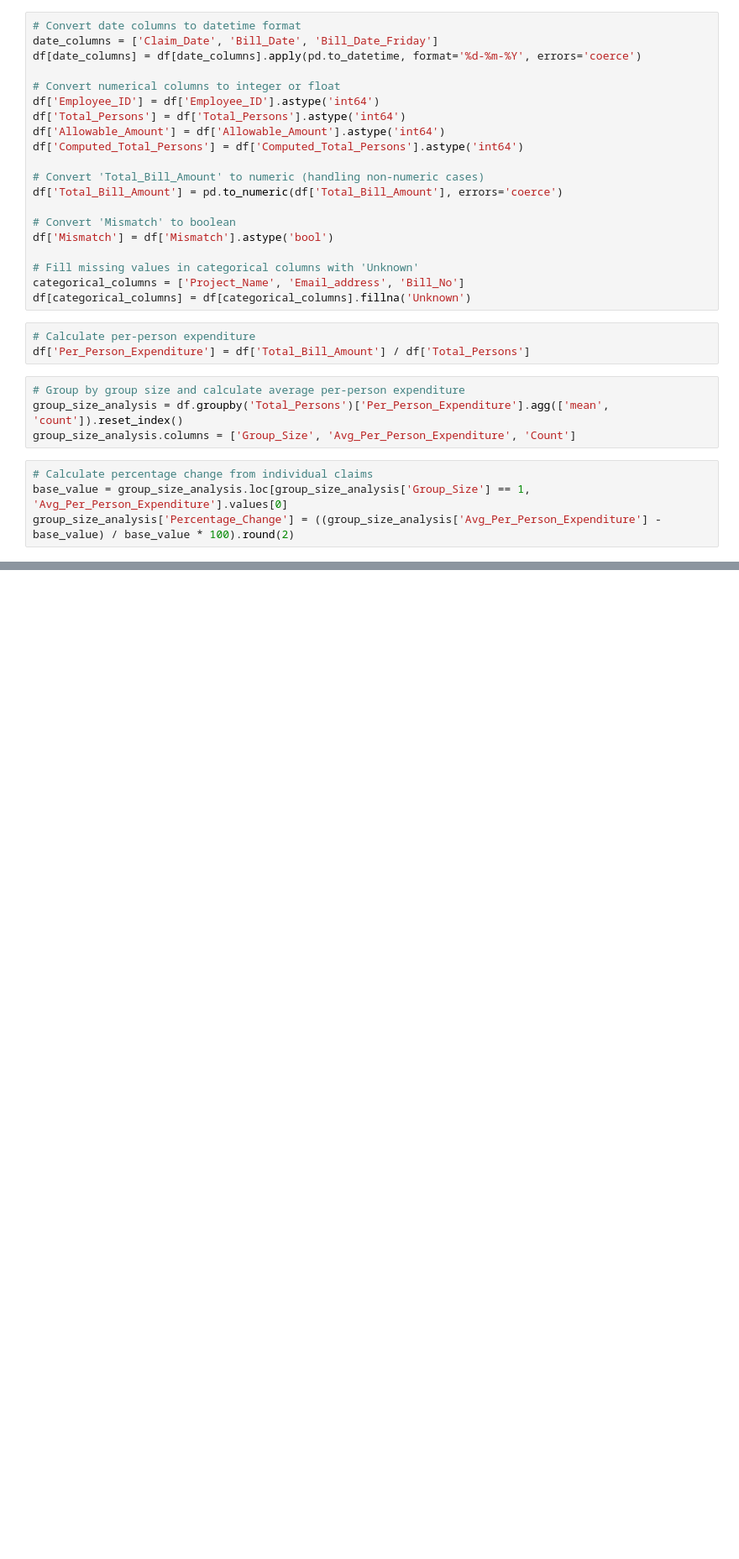
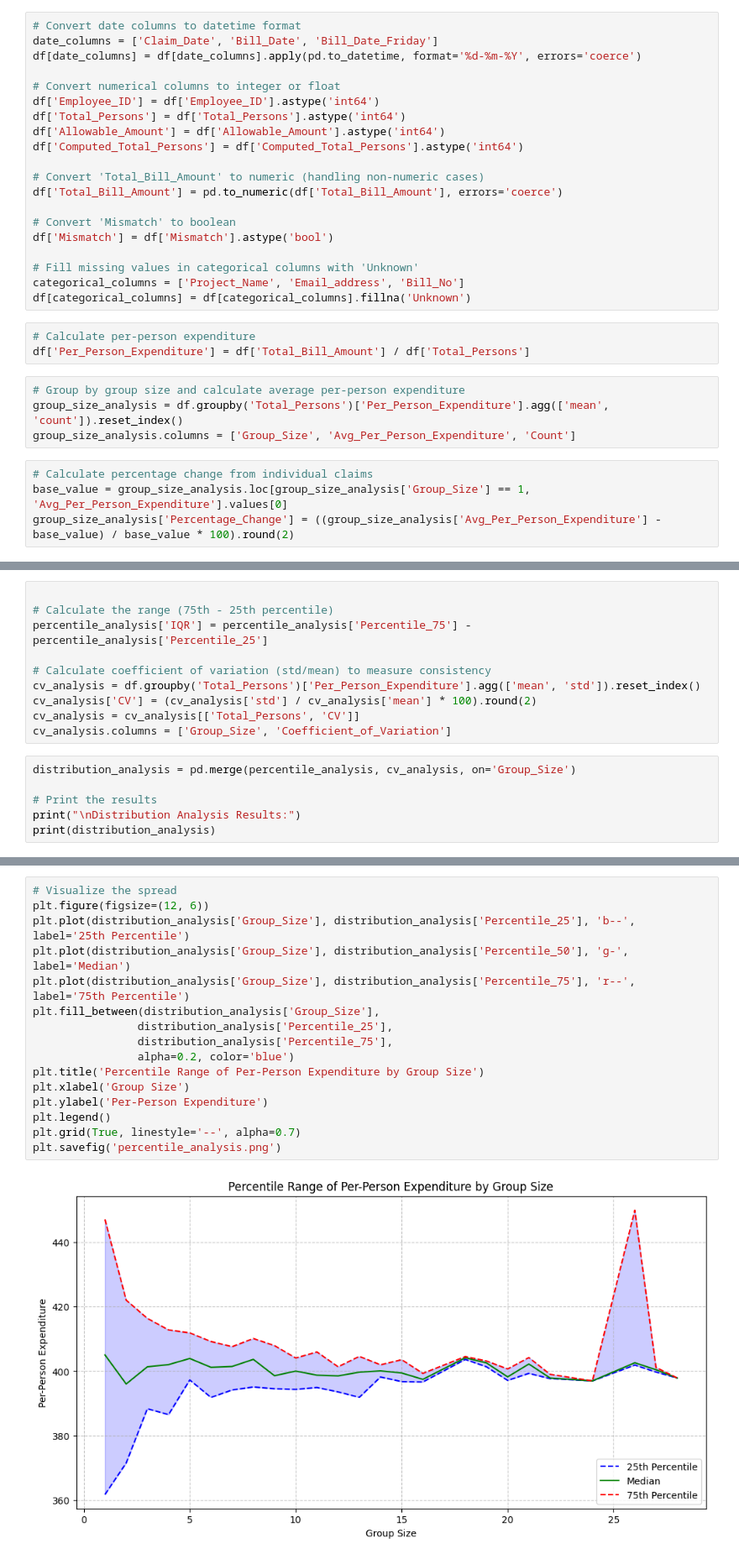
Before and after one commit to acies-mahalakshmi/capstone_project_team6_shared, a Jupyter notebook: hypo3_1.ipynb, the cells around one changed output, grey strips where cells are left out. Shown: that part at 84% size. Saved outputs shown, nothing was run; the diff lists cells and outputs as text; blank space fills up the shorter version.

```diff
--- a/hypo3_1.ipynb
+++ b/hypo3_1.ipynb
@@ -113,0 +136,16 @@ Basic Analysis Results:
+# %%
+
+# Calculate the range (75th - 25th percentile)
+percentile_analysis['IQR'] = percentile_analysis['Percentile_75'] - percentile_analysis['Percentile_25']
+
+# Calculate coefficient of variation (std/mean) to measure consistency
+cv_analysis = df.groupby('Total_Persons')['Per_Person_Expenditure'].agg(['mean', 'std']).reset_index()
+cv_analysis['CV'] = (cv_analysis['std'] / cv_analysis['mean'] * 100).round(2)
+cv_analysis = cv_analysis[['Total_Persons', 'CV']]
+cv_analysis.columns = ['Group_Size', 'Coefficient_of_Variation']
+# %%
+distribution_analysis = pd.merge(percentile_analysis, cv_analysis, on='Group_Size')
+
+# Print the results
+print("\nDistribution Analysis Results:")
+print(distribution_analysis)
@@ -113,0 +170,18 @@ Basic Analysis Results:
+# %%
+# Visualize the spread
+plt.figure(figsize=(12, 6))
+plt.plot(distribution_analysis['Group_Size'], distribution_analysis['Percentile_25'], 'b--', label='25th Percentile')
+plt.plot(distribution_analysis['Group_Size'], distribution_analysis['Percentile_50'], 'g-', label='Median')
+plt.plot(distribution_analysis['Group_Size'], distribution_analysis['Percentile_75'], 'r--', label='75th Percentile')
+plt.fill_between(distribution_analysis['Group_Size'],
+                distribution_analysis['Percentile_25'],
+                distribution_analysis['Percentile_75'],
+                alpha=0.2, color='blue')
+plt.title('Percentile Range of Per-Person Expenditure by Group Size')
+plt.xlabel('Group Size')
+plt.ylabel('Per-Person Expenditure')
+plt.legend()
+plt.grid(True, linestyle='--', alpha=0.7)
+plt.savefig('percentile_analysis.png')
+# %% [output]
+[figure, added]
```
Also changed, not shown: parts of 22 cells of this notebook, 1 other file.
